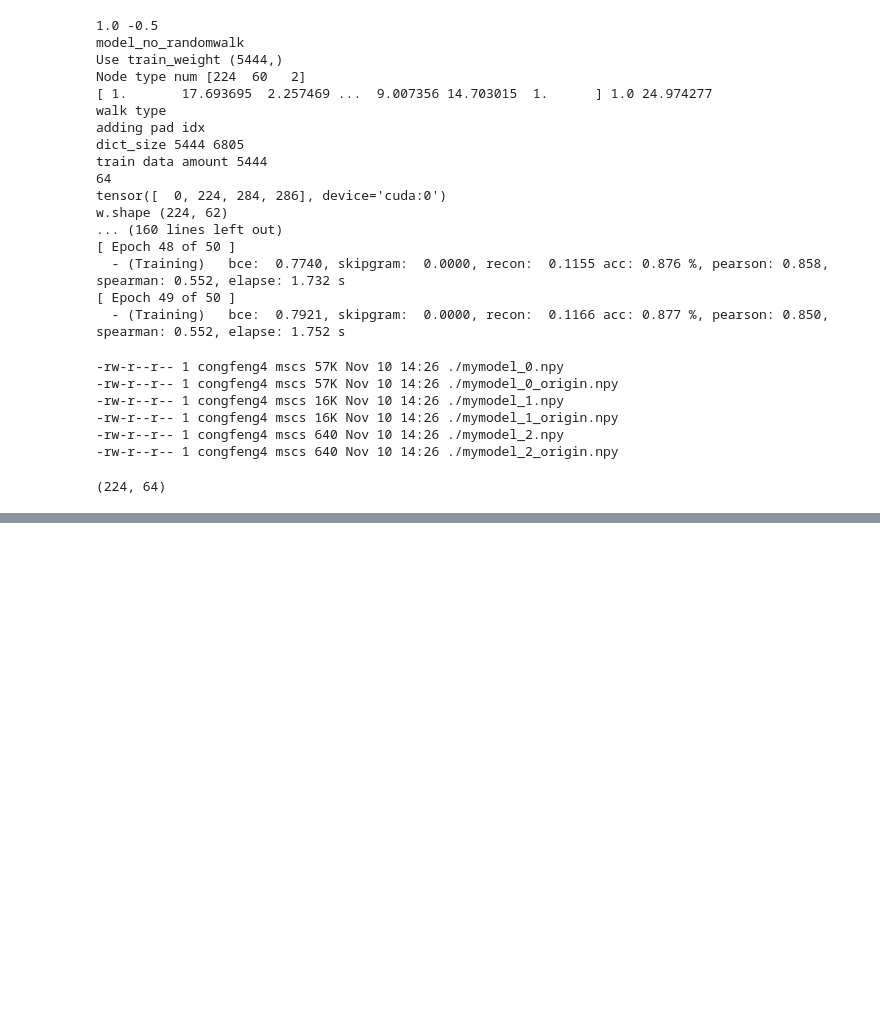
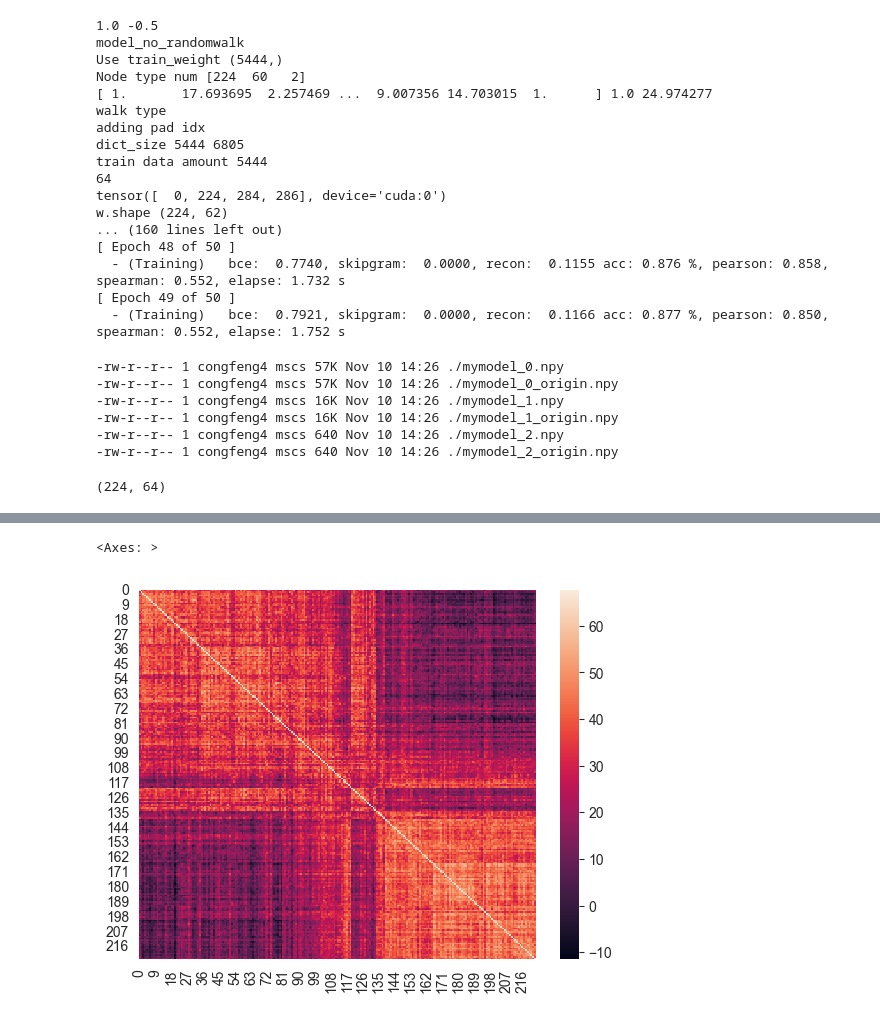
Before and after one commit to congfeng4/SCOIT, a Jupyter notebook: hgnn_sc_GEM.ipynb, the cells around one changed output, grey strips where cells are left out. Saved outputs shown, nothing was run; the diff lists cells and outputs as text; code cells hidden in the pictures; blank space fills up the shorter version.

```diff
--- a/hgnn_sc_GEM.ipynb
+++ b/hgnn_sc_GEM.ipynb
@@ -186,0 +156,5 @@ Error:
+# %%
+sns.heatmap(cell_embeddings @ cell_embeddings.T)
+# %% [output]
+<Axes: >
+[figure, added]
```
Also changed, not shown: parts of 27 cells of this notebook.
